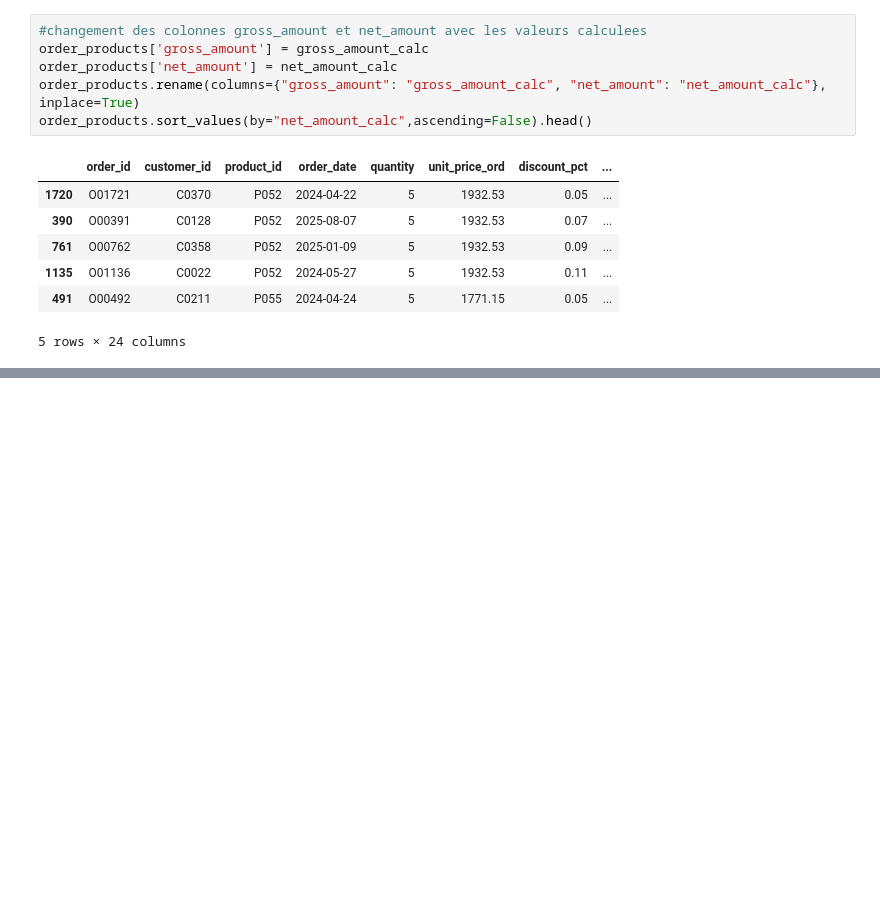
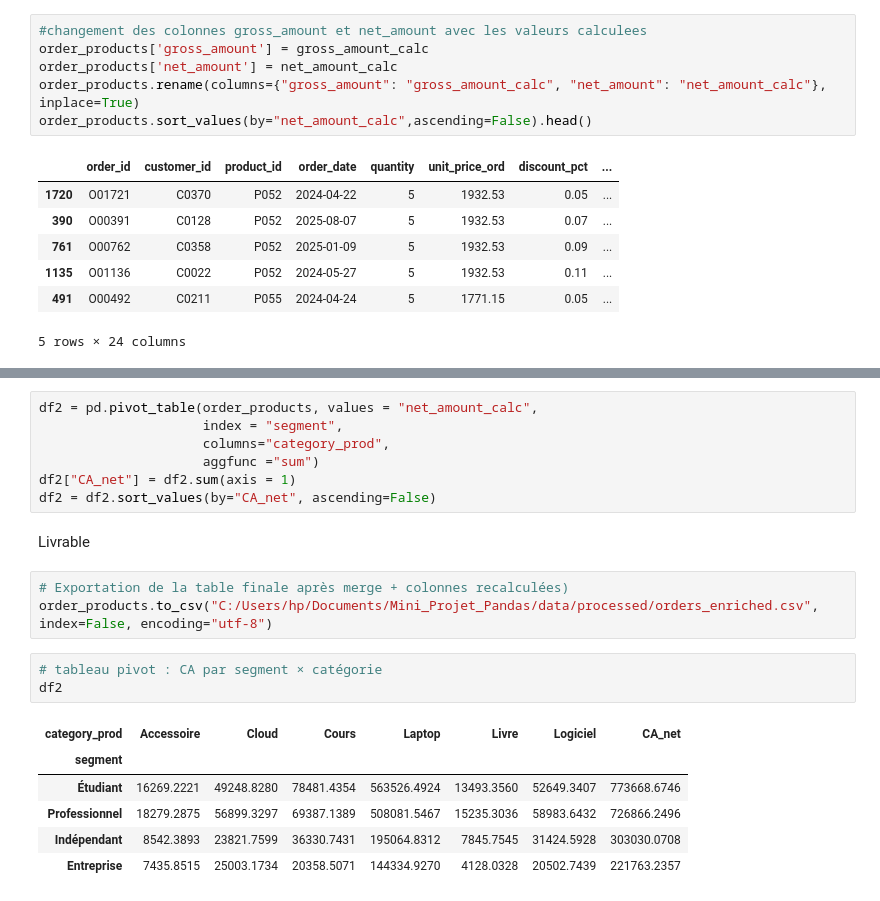
Before and after one commit to Poincare008/Mini_Projet_Pandas, a Jupyter notebook: Mini_Projet_Pandas.ipynb, the cells around one changed output, grey strips where cells are left out. Saved outputs shown, nothing was run; the diff lists cells and outputs as text; blank space fills up the shorter version.

Commit message:
Data_Clean

```diff
--- a/Mini_Projet_Pandas.ipynb
+++ b/Mini_Projet_Pandas.ipynb
@@ -961,0 +969,22 @@ order_products.sort_values(by="net_amount_calc",ascending=False).head()
+# %%
+df2 = pd.pivot_table(order_products, values = "net_amount_calc",
+                     index = "segment",
+                     columns="category_prod",
+                     aggfunc ="sum")
+df2["CA_net"] = df2.sum(axis = 1)
+df2 = df2.sort_values(by="CA_net", ascending=False)
+# %% [markdown]
+Livrable
+# %%
+# Exportation de la table finale après merge + colonnes recalculées)
+order_products.to_csv("C:/Users/hp/Documents/Mini_Projet_Pandas/data/processed/orders_enriched.csv", index=False, encoding="utf-8")
+# %%
+# tableau pivot : CA par segment × catégorie
+df2
+# %% [output]
+| category_prod | Accessoire | Cloud | Cours | Laptop | Livre | Logiciel | CA_net |
+| segment |  |  |  |  |  |  |  |
+| Étudiant | 16269.2221 | 49248.8280 | 78481.4354 | 563526.4924 | 13493.3560 | 52649.3407 | 773668.6746 |
+| Professionnel | 18279.2875 | 56899.3297 | 69387.1389 | 508081.5467 | 15235.3036 | 58983.6432 | 726866.2496 |
+| Indépendant | 8542.3893 | 23821.7599 | 36330.7431 | 195064.8312 | 7845.7545 | 31424.5928 | 303030.0708 |
+| Entreprise | 7435.8515 | 25003.1734 | 20358.5071 | 144334.9270 | 4128.0328 | 20502.7439 | 221763.2357 |
```
Also changed, not shown: parts of 1 cell of this notebook, 3 other files.
